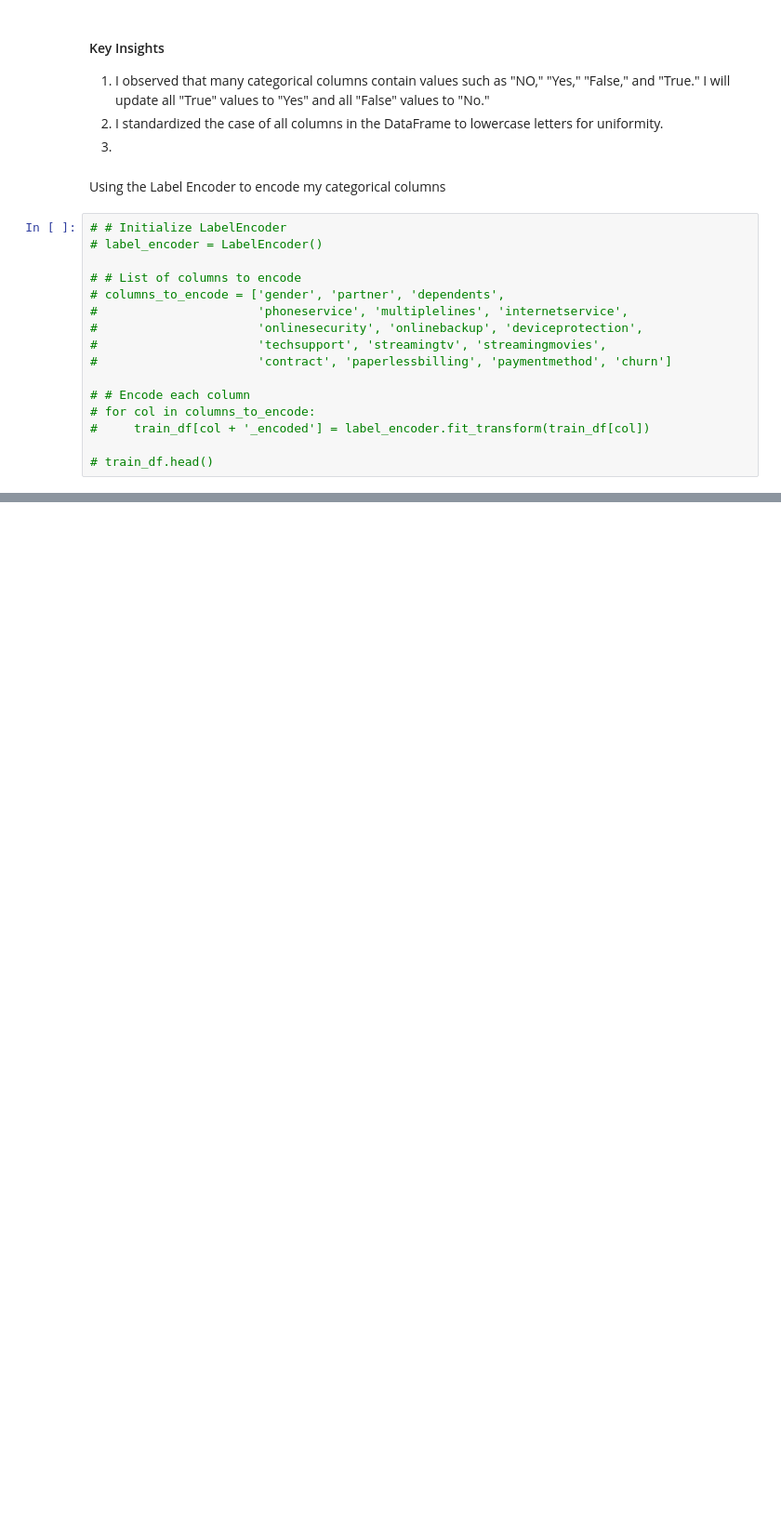
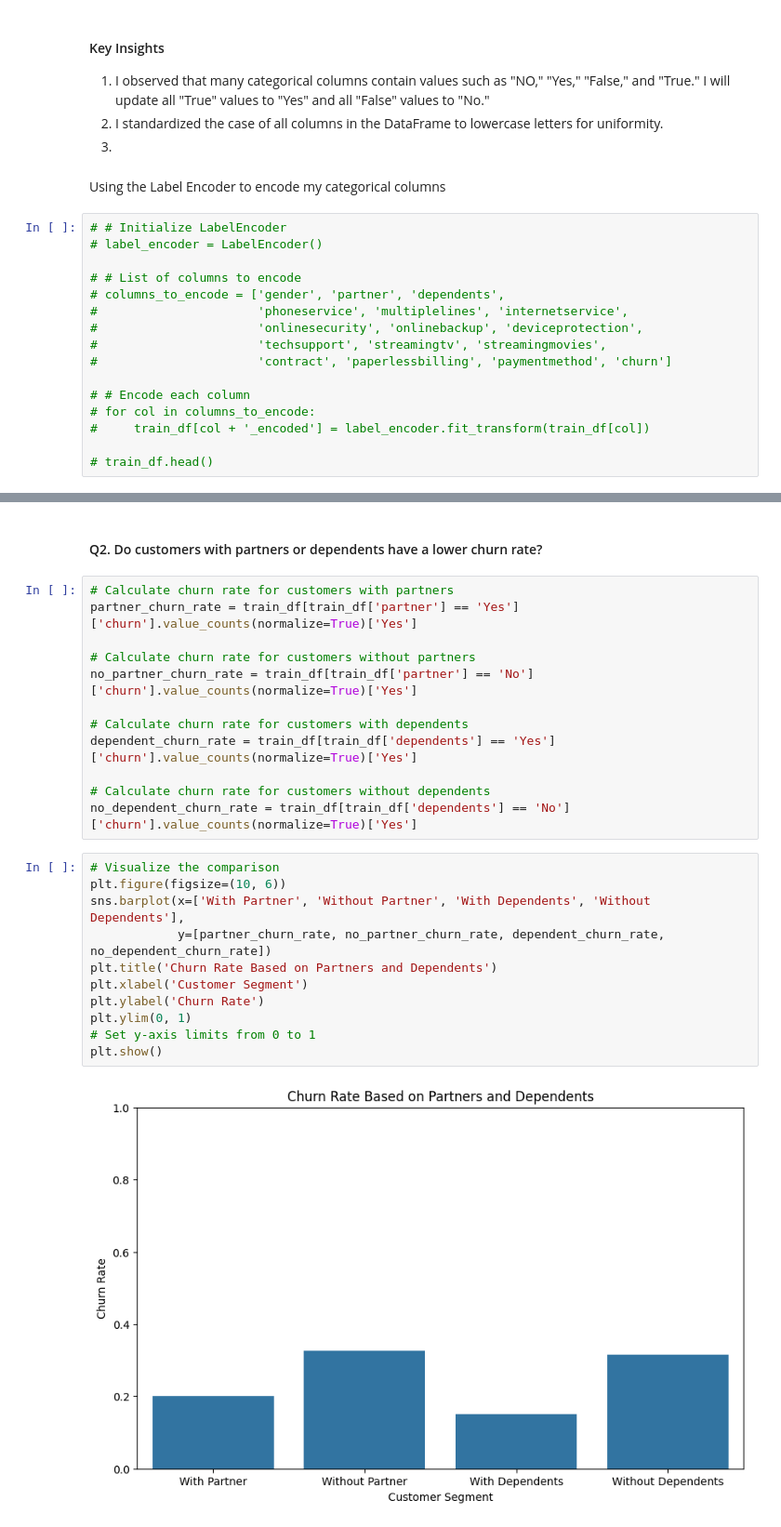
Before and after one commit to MumoMutiso/LP2-Curium-, a Jupyter notebook: notebook.ipynb, the cells around one changed output, grey strips where cells are left out. Shown: that part at 93% size. Drawn from its saved outputs; the diff is of its cells as text; blank space fills up the shorter version.

```diff
--- a/notebook.ipynb
+++ b/notebook.ipynb
@@ -642,0 +672,27 @@ Using the Label Encoder to encode my categorical columns
+# %% [markdown]
+#### Q2. Do customers with partners or dependents have a lower churn rate?
+# %%
+# Calculate churn rate for customers with partners
+partner_churn_rate = train_df[train_df['partner'] == 'Yes']['churn'].value_counts(normalize=True)['Yes']
+
+# Calculate churn rate for customers without partners
+no_partner_churn_rate = train_df[train_df['partner'] == 'No']['churn'].value_counts(normalize=True)['Yes']
+
+# Calculate churn rate for customers with dependents
+dependent_churn_rate = train_df[train_df['dependents'] == 'Yes']['churn'].value_counts(normalize=True)['Yes']
+
+# Calculate churn rate for customers without dependents
+no_dependent_churn_rate = train_df[train_df['dependents'] == 'No']['churn'].value_counts(normalize=True)['Yes']
+# %%
+# Visualize the comparison
+plt.figure(figsize=(10, 6))
+sns.barplot(x=['With Partner', 'Without Partner', 'With Dependents', 'Without Dependents'],
+            y=[partner_churn_rate, no_partner_churn_rate, dependent_churn_rate, no_dependent_churn_rate])
+plt.title('Churn Rate Based on Partners and Dependents')
+plt.xlabel('Customer Segment')
+plt.ylabel('Churn Rate')
+plt.ylim(0, 1)
+# Set y-axis limits from 0 to 1
+plt.show()
+# %% [output]
+[figure, added]
```
Also changed, not shown: parts of 4 cells of this notebook.
